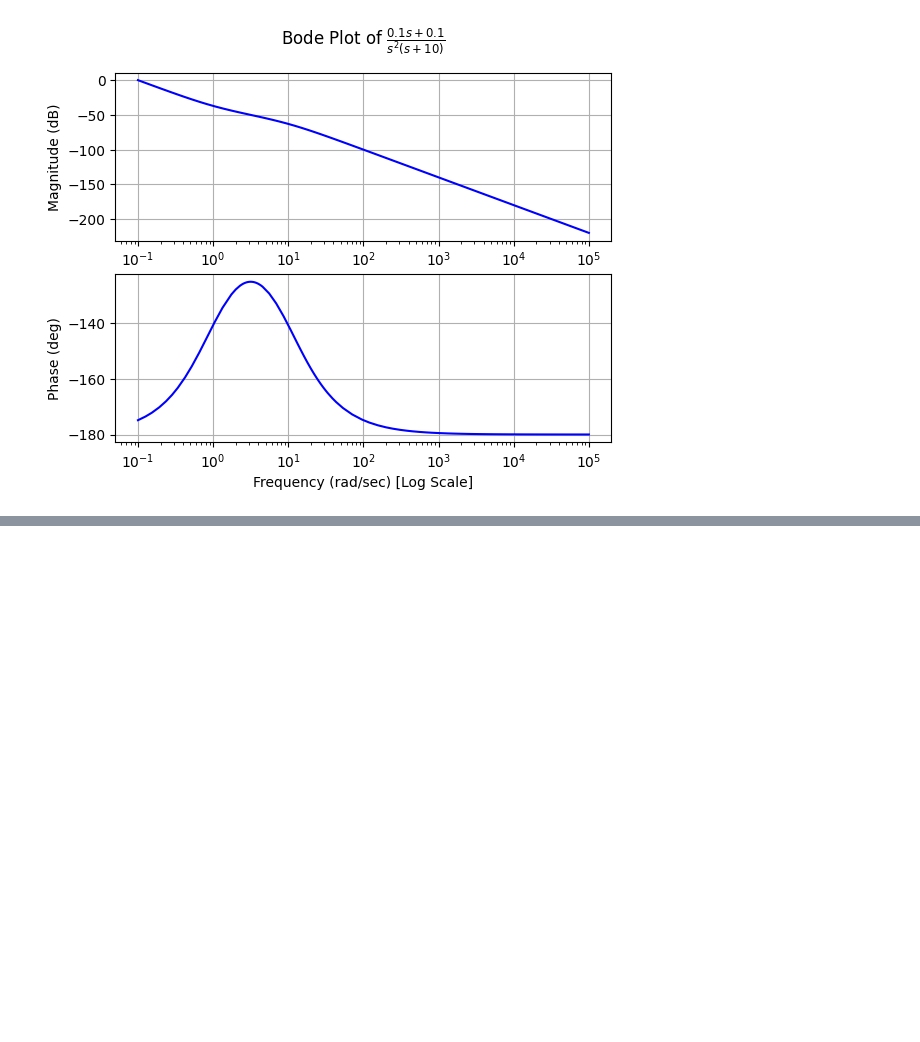
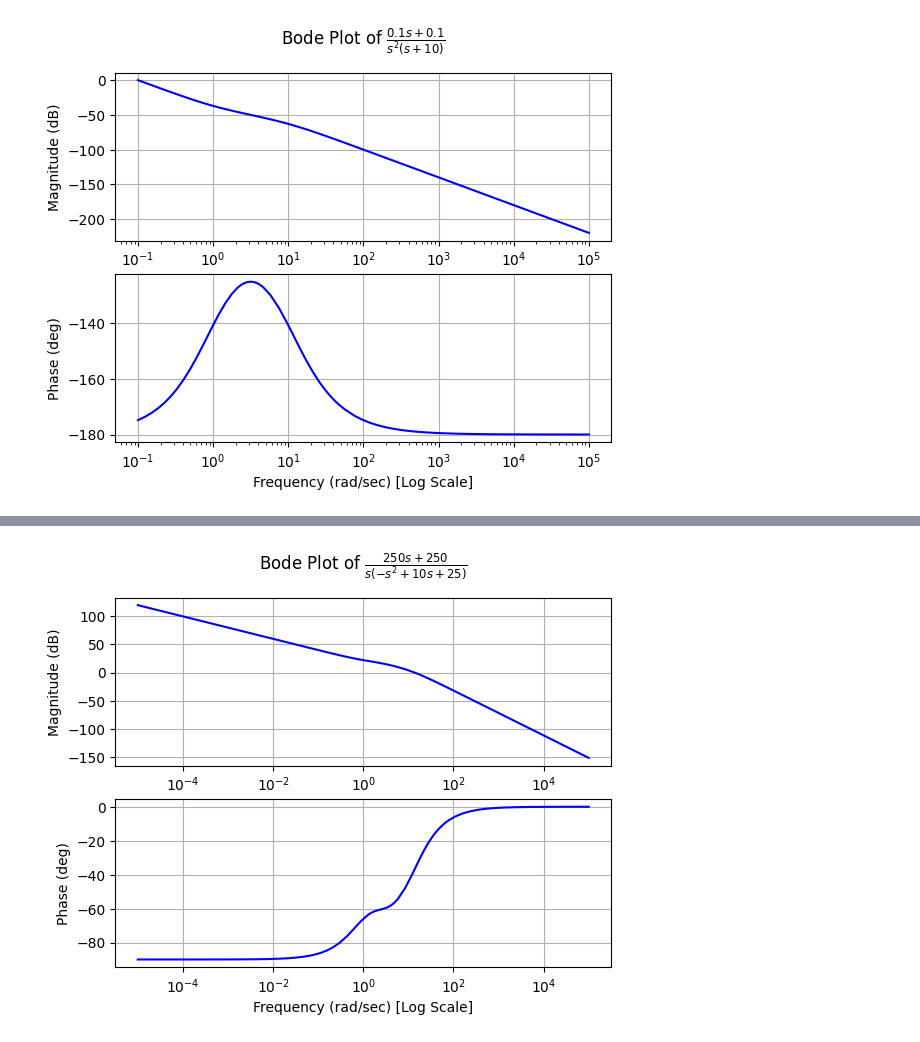
Before and after one commit to kdurant/circuits, a Jupyter notebook: chapter14.ipynb, the cells around one changed output, grey strips where cells are left out. Cells and saved outputs as stored; diff of their text form; code cells hidden in the pictures; blank space fills up the shorter version.

```diff
--- a/chapter14.ipynb
+++ b/chapter14.ipynb
@@ -120,6 +120,11 @@ bode_plot(tf1,initial_exp=-1, phase_unit="deg")
 [figure]
 # %% [markdown]
 ![](./problems/14-14.png)
+# %%
+tf1 = TransferFunction(250*(s+1), s*(-s**2 + 10*s + 25), s)
+bode_plot(tf1, phase_unit="deg")
+# %% [output]
+[figure, added]
 # %% [markdown]
 ![](./problems/14-15.png)
 # %% [markdown]
```
Also changed, not shown: parts of 4 cells of this notebook, 4 other files.
